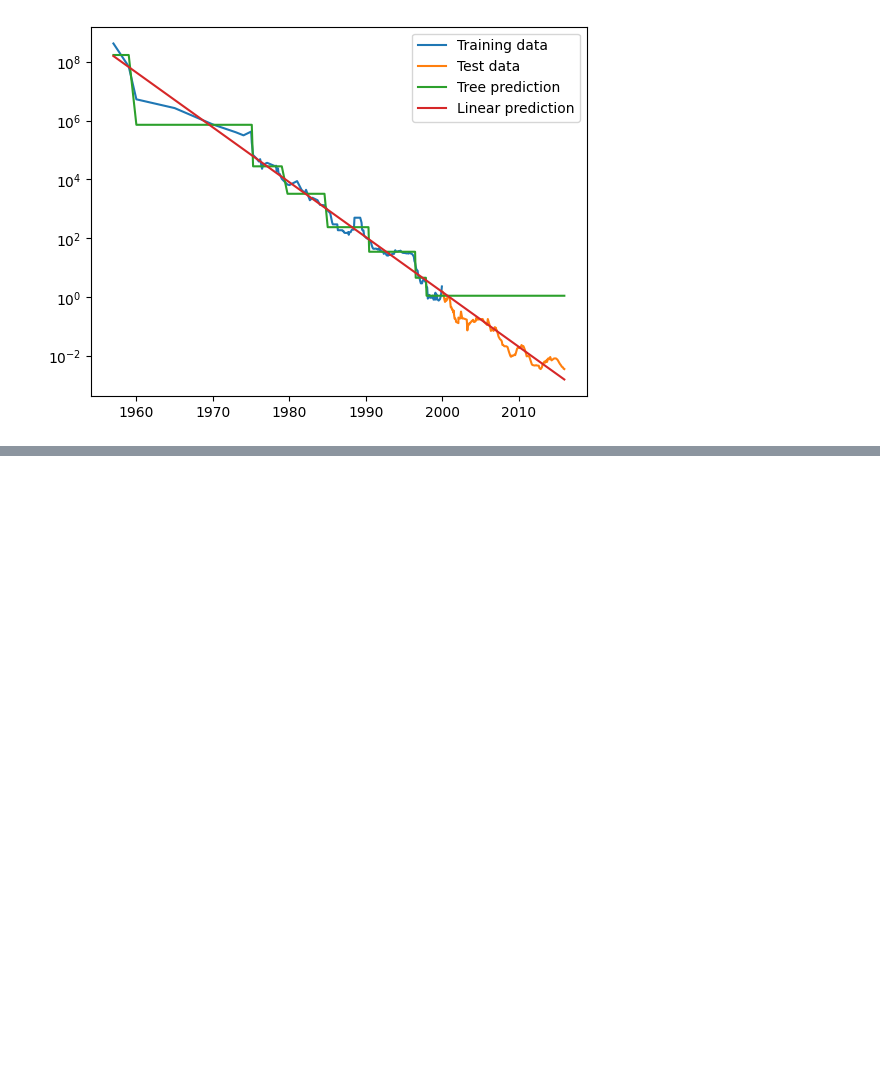
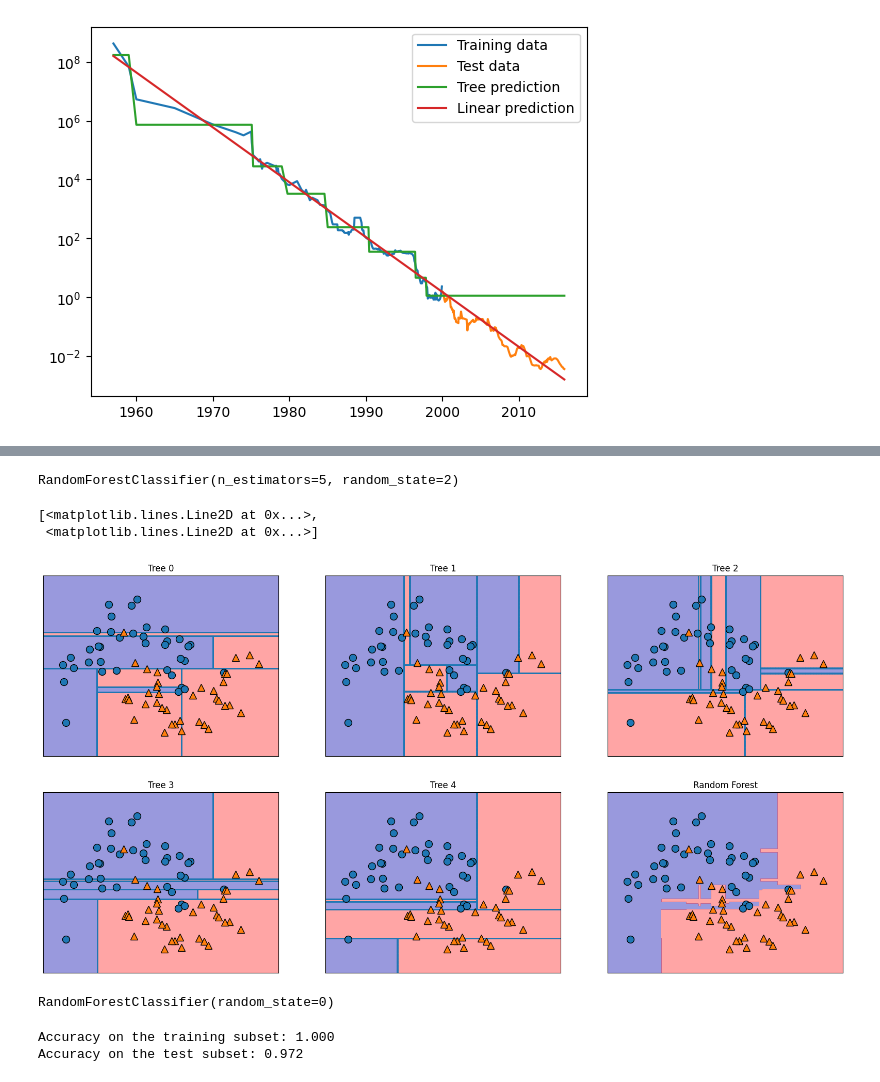
Before and after one commit to Saifullah785/intro-to-ml-with-python-notes-practice, a Jupyter notebook: Chapter_02_Supervised_Learning/Chapter_02_Supervised_Learning.ipynb, the cells around one changed output, grey strips where cells are left out. Drawn from its saved outputs; the diff is of its cells as text; code cells hidden in the pictures; blank space fills up the shorter version.

Commit message:
Created using Colab while studying and practicing the 02 topics of  Ensembles of Decision Trees, and Gradient Boosted Regression Trees (Gradient Boosting Machines)

```diff
--- a/Chapter_02_Supervised_Learning/Chapter_02_Supervised_Learning.ipynb
+++ b/Chapter_02_Supervised_Learning/Chapter_02_Supervised_Learning.ipynb
@@ -958,0 +970,16 @@ plt.legend()
+# %%
+from sklearn.ensemble import RandomForestClassifier
+from sklearn.datasets import make_moons
+from sklearn.model_selection import train_test_split
+
+# Generate a synthetic dataset with make_moons for binary classification
+X, y = make_moons(n_samples=100, noise=0.25, random_state=3)
+# Split the data into training and test sets, stratifying by y to maintain class proportions
+X_train, X_test, y_train, y_test = train_test_split(X, y, stratify=y, random_state=42)
+# %%
+# Instantiate a RandomForestClassifier with 5 estimators (decision trees) and a random state for reproducibility
+forest = RandomForestClassifier(n_estimators=5, random_state=2)
+# Fit the random forest model to the training data
+forest.fit(X_train, y_train)
+# %% [output]
+RandomForestClassifier(n_estimators=5, random_state=2)
@@ -958,0 +992,46 @@ plt.legend()
+# %%
+# Create a figure and axes for plotting
+fig, axes = plt.subplots(2, 3, figsize=(20, 10))
+# Iterate over the individual trees in the random forest and the axes to plot them
+for i, (ax, tree) in enumerate(zip(axes.ravel(), forest.estimators_)):
+    # Set the title for each subplot to indicate the tree number
+    ax.set_title('Tree {}'.format(i))
+    # Plot the decision boundaries of the individual tree
+    mglearn.plots.plot_tree_partition(X_train, y_train, tree, ax=ax)
+
+# Plot the decision boundary of the random forest ensemble
+mglearn.plots.plot_2d_separator(forest, X_train, fill=True, ax=axes[-1, -1], alpha=.4)
+
+# Set the title for the random forest subplot
+axes[-1, -1].set_title('Random Forest')
+# Plot the training data points
+mglearn.discrete_scatter(X_train[:, 0], X_train[:, 1], y_train)
+# %% [output]
+[<matplotlib.lines.Line2D at 0x...>,
+ <matplotlib.lines.Line2D at 0x...>]
+[figure, added]
+# %%
+from sklearn.datasets import load_breast_cancer
+from sklearn.model_selection import train_test_split
+from sklearn.ensemble import RandomForestClassifier
+# Load the breast cancer dataset
+cancer = load_breast_cancer()
+
+# Split the breast cancer data into training and test sets with a random state for reproducibility
+X_train, X_test, y_train, y_test = train_test_split(
+    cancer.data, cancer.target, random_state=0)
+
+# Instantiate a RandomForestClassifier with 100 estimators and a random state
+forest = RandomForestClassifier(n_estimators=100, random_state=0)
+# Fit the random forest model to the training data
+forest.fit(X_train, y_train)
+# %% [output]
+RandomForestClassifier(random_state=0)
+# %%
+# Print the accuracy of the random forest model on the training subset
+print('Accuracy on the training subset: {:.3f}'.format(forest.score(X_train, y_train)))
+# Print the accuracy of the random forest model on the test subset
+print('Accuracy on the test subset: {:.3f}'.format(forest.score(X_test, y_test)))
+# %% [output]
+Accuracy on the training subset: 1.000
+Accuracy on the test subset: 0.972
```
Also changed, not shown: parts of 13 cells of this notebook.
